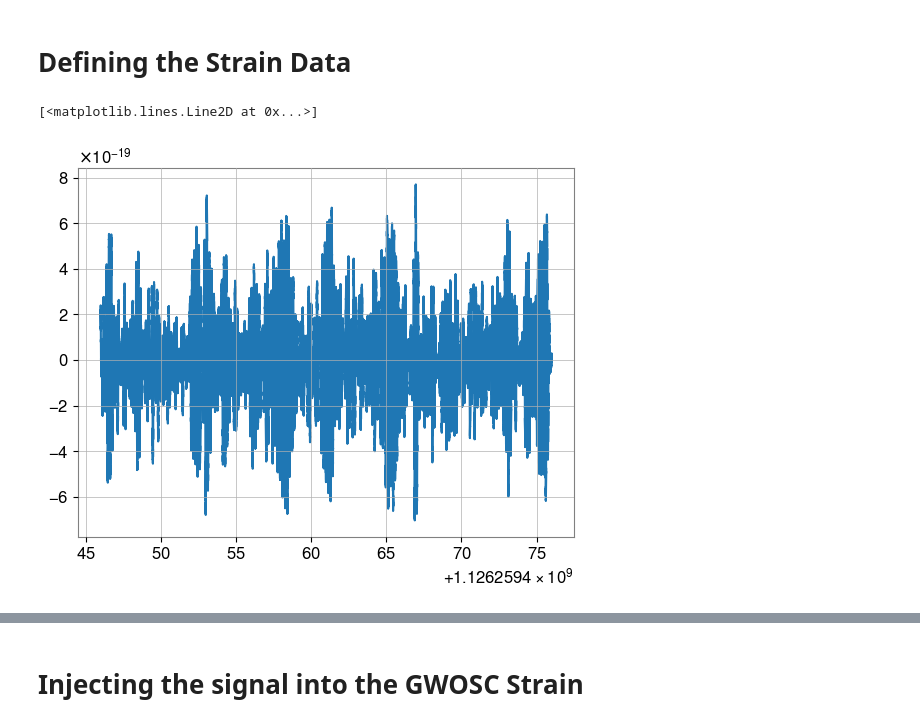
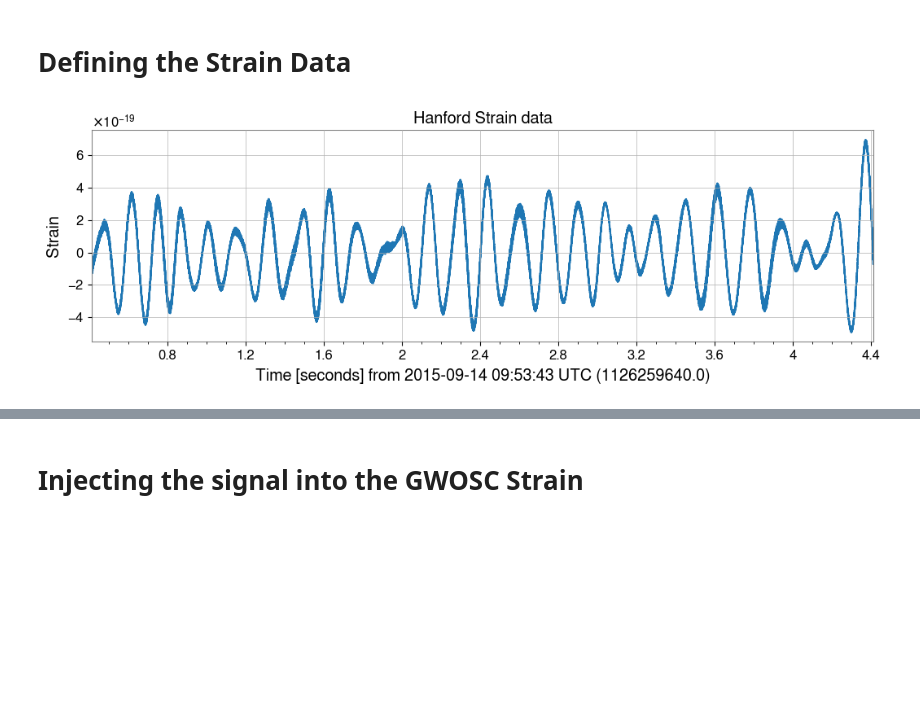
Before and after one commit to eMillar2718/GW_ChirpSim, a Jupyter notebook: GW_sim_test.ipynb, the cells around one changed output, grey strips where cells are left out. Cells and saved outputs as stored; diff of their text form; code cells hidden in the pictures; blank space fills up the shorter version.

```diff
--- a/GW_sim_test.ipynb
+++ b/GW_sim_test.ipynb
@@ -54,11 +73,16 @@ waveform_generator = bilby.gw.WaveformGenerator(
 # %% [markdown]
 # Defining the Strain Data
 # %%
-start_time = 1126259446
+start_time = injection_parameters["geocent_time"] - 2
 end_time = start_time + duration
 time_series = TimeSeries.fetch_open_data('H1', start_time, end_time)
+
+plot = time_series.plot()
+
+ax = plot.gca()
+ax.set_title('Hanford Strain data')
+ax.set_ylabel('Strain')
+
+plot = plt.show()
+# %% [output]
+[figure, added]
-# %%
-plt.plot(time_series)
-# %% [output]
-[<matplotlib.lines.Line2D at 0x...>]
-[figure, removed]
```
Also changed, not shown: parts of 17 cells of this notebook.
